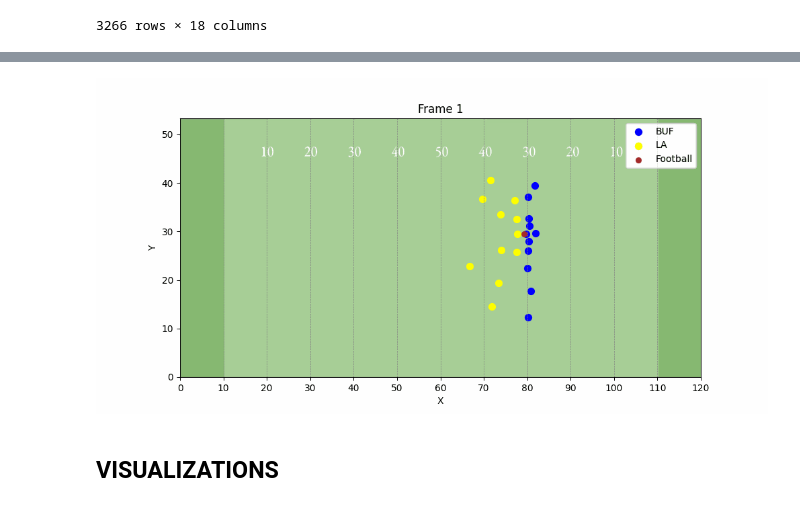
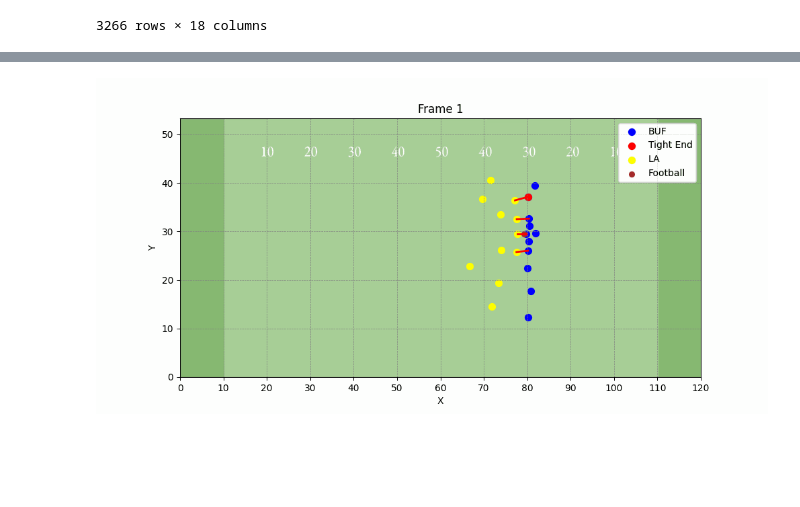
Before and after one commit to lucca-ferraz/bigdatabowl2025, a Jupyter notebook: BDB_EDA.ipynb, the cells around one changed output, grey strips where cells are left out. Drawn from its saved outputs; the diff is of its cells as text; code cells hidden in the pictures; blank space fills up the shorter version.

```diff
--- a/BDB_EDA.ipynb
+++ b/BDB_EDA.ipynb
@@ -175,13 +237,21 @@ import matplotlib.image as mpimg
 import imageio
 import numpy as np
 from IPython.display import display, Image
+from scipy.spatial import distance
 
 background_img = mpimg.imread('/Users/danielsoriano/Downloads/nfl-big-data-bowl-2025/football_field.jpg')
 
 gif_frames = []
+la_targets = ['Aaron Donald', 'Greg Gaines', "A'Shawn Robinson", 'Leonard Floyd']
+
 
 for frame_id in sorted(play80['frameId'].unique()):
     frame_data = play80[play80['frameId'] == frame_id]
+
+    la_players = frame_data[(frame_data['club'] == 'LA') & (frame_data['displayName'].isin(la_targets))]
+    buf_players = frame_data[frame_data['club'] == 'BUF']
+    tightend_data = frame_data[(frame_data['displayName'] == 'Dawson Knox')]
+
 
     fig, ax = plt.subplots(figsize=(10, 5))
     ax.set_xlim(0, 120)
@@ -193,34 +263,52 @@ for frame_id in sorted(play80['frameId'].unique()):
     ax.imshow(background_img, extent=[0, 120, 0, 53.3], aspect='auto', alpha=0.8)
 
 
     ax.set_xticks(range(0, 121, 10))
-    ax.grid(color='gray', linestyle='--', linewidth=0.5, axis = 'x')
+    ax.grid(color='gray', linestyle='--', linewidth=0.5)#, axis = 'x')
 
     ax.scatter(frame_data[frame_data['club'] == 'BUF']['x'],
                frame_data[frame_data['club'] == 'BUF']['y'],
                color='blue', s=50, label='BUF')
+    ax.scatter(tightend_data['x'], tightend_data['y'],
+               color='red', s=50, label='Tight End')
     ax.scatter(frame_data[frame_data['club'] == 'LA']['x'],
                frame_data[frame_data['club'] == 'LA']['y'],
                color='yellow', s=50, label='LA')
     ax.scatter(frame_data[frame_data['club'] == 'football']['x'],
                frame_data[frame_data['club'] == 'football']['y'],
                color='brown', s=30, label='Football', marker='o')
+
+    for _, la_player in la_players.iterrows():
+        distances = buf_players.apply(
+            lambda buf_player: distance.euclidean(
+                (la_player['x'], la_player['y']),
+                (buf_player['x'], buf_player['y'])
+            ),
+            axis=1
+        )
+        closest_buf_index = distances.idxmin()
+        closest_buf_player = buf_players.loc[closest_buf_index]
+
+        ax.plot(
+            [la_player['x'], closest_buf_player['x']],
+            [la_player['y'], closest_buf_player['y']],
+            color='red', linewidth=2
+        )
+
 
     ax.legend(loc='upper right')
 
     fig.canvas.draw()
     image = np.frombuffer(fig.canvas.buffer_rgba(), dtype=np.uint8)
     image = image.reshape(fig.canvas.get_width_height()[::-1] + (4,))
 
     gif_frames.append(image)
 
     plt.close(fig)
 
 gif_path = 'players_positions_with_background.gif'
 imageio.mimsave(gif_path, gif_frames, duration=0.1)
 
 display(Image(filename=gif_path))
 # %% [output]
-[figure, old version]
+[figure, new version]
-# %% [markdown]
-## VISUALIZATIONS
```
Also changed, not shown: parts of 13 cells of this notebook.
